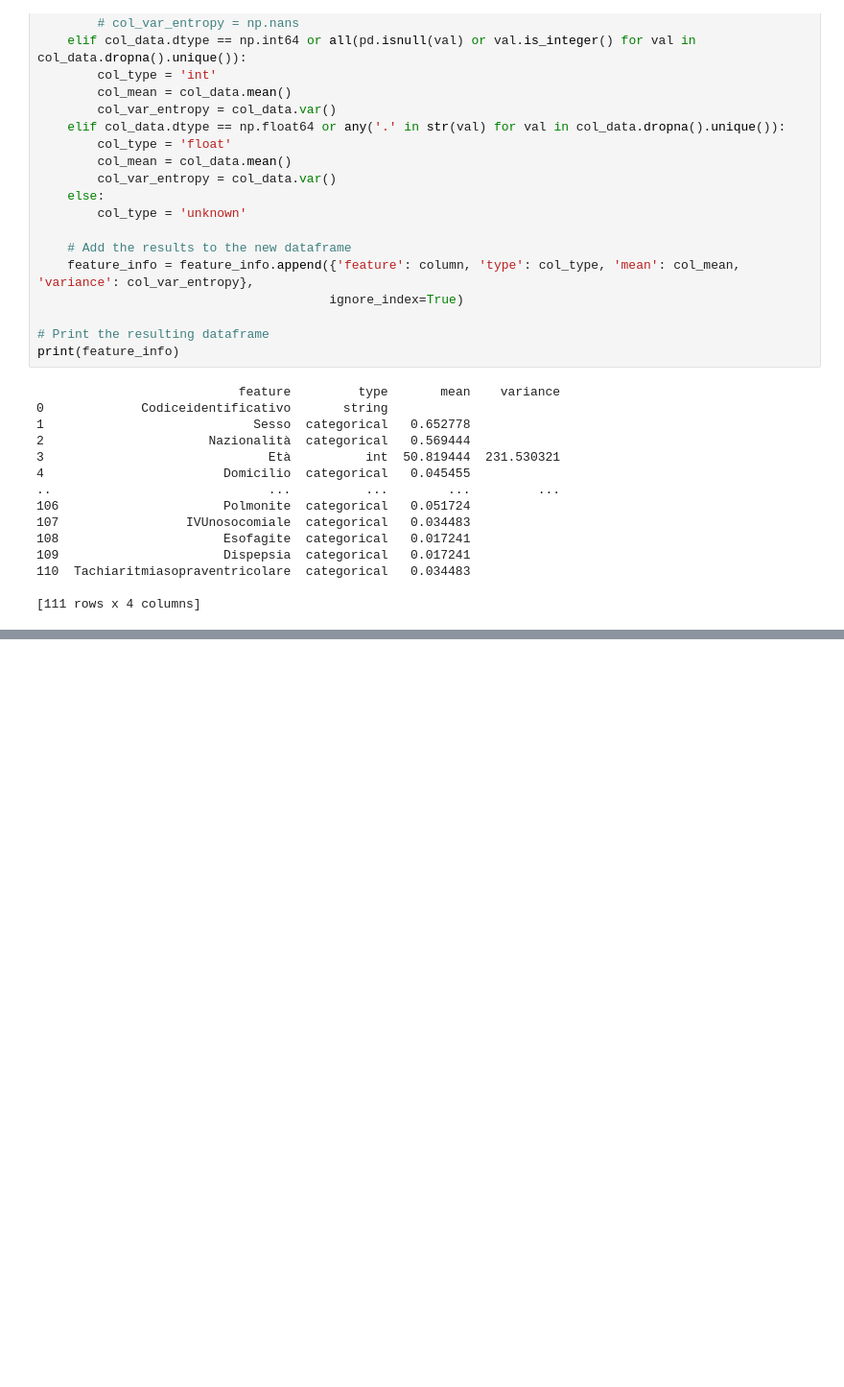
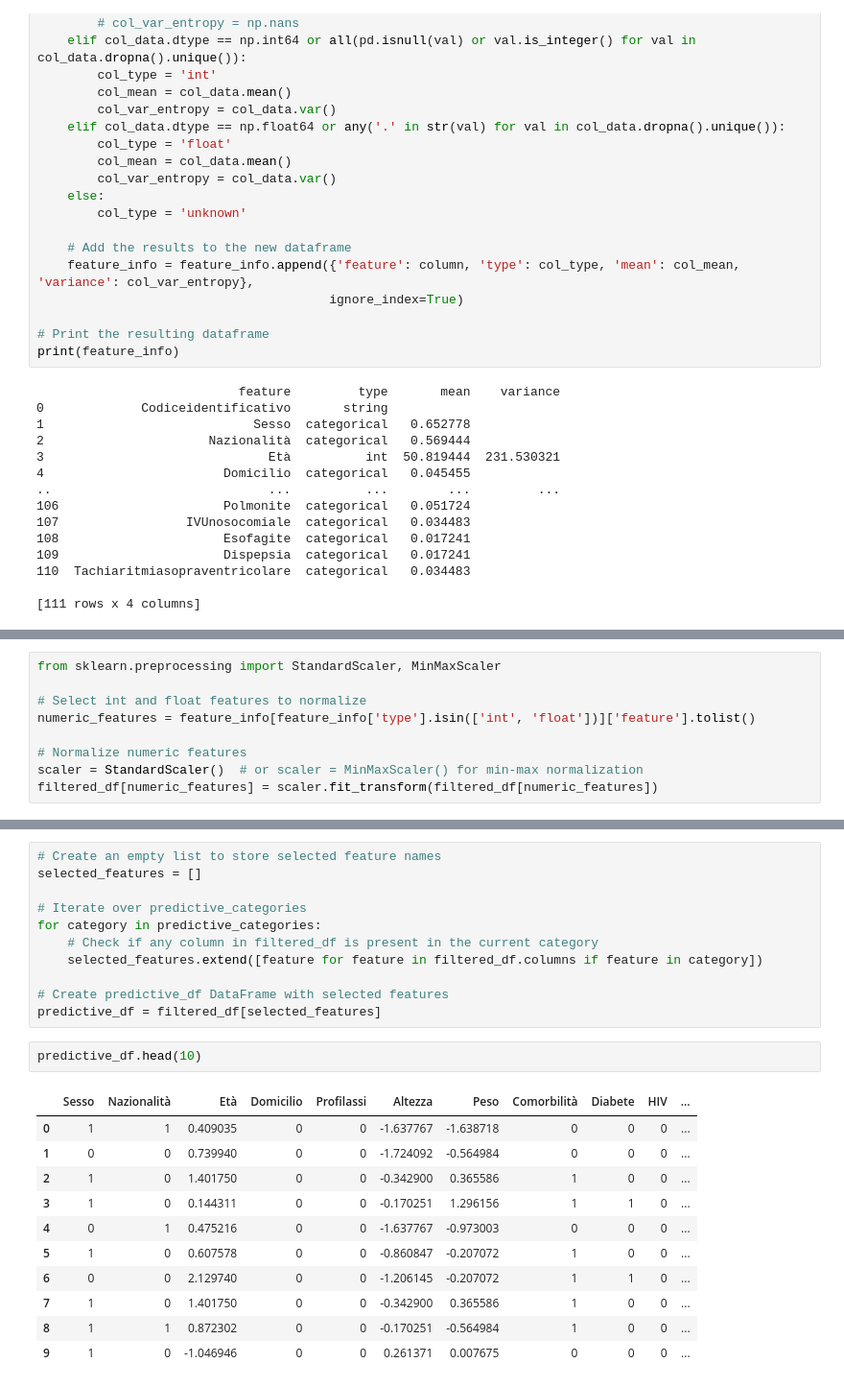
Before and after one commit to BalthazarMIGNARD/MalariaDataAnalysis, a Jupyter notebook: src/graph1.ipynb, the cells around one changed output, grey strips where cells are left out. Shown: that part at 96% size. Cells and saved outputs as stored; diff of their text form; blank space fills up the shorter version.

```diff
--- a/src/graph1.ipynb
+++ b/src/graph1.ipynb
@@ -336,0 +408,9 @@ feature_info.head(5)
+# %%
+from sklearn.preprocessing import StandardScaler, MinMaxScaler
+
+# Select int and float features to normalize
+numeric_features = feature_info[feature_info['type'].isin(['int', 'float'])]['feature'].tolist()
+
+# Normalize numeric features
+scaler = StandardScaler()  # or scaler = MinMaxScaler() for min-max normalization
+filtered_df[numeric_features] = scaler.fit_transform(filtered_df[numeric_features])
@@ -336,0 +447,25 @@ feature_info.head(5)
+# %%
+# Create an empty list to store selected feature names
+selected_features = []
+
+# Iterate over predictive_categories
+for category in predictive_categories:
+    # Check if any column in filtered_df is present in the current category
+    selected_features.extend([feature for feature in filtered_df.columns if feature in category])
+
+# Create predictive_df DataFrame with selected features
+predictive_df = filtered_df[selected_features]
+# %%
+predictive_df.head(10)
+# %% [output]
+|  | Sesso | Nazionalità | Età | Domicilio | Profilassi | Altezza | Peso | Comorbilità | Diabete | HIV | ... |
+| 0 | 1 | 1 | 0.409035 | 0 | 0 | -1.637767 | -1.638718 | 0 | 0 | 0 | ... |
+| 1 | 0 | 0 | 0.739940 | 0 | 0 | -1.724092 | -0.564984 | 0 | 0 | 0 | ... |
+| 2 | 1 | 0 | 1.401750 | 0 | 0 | -0.342900 | 0.365586 | 1 | 0 | 0 | ... |
+| 3 | 1 | 0 | 0.144311 | 0 | 0 | -0.170251 | 1.296156 | 1 | 1 | 0 | ... |
+| 4 | 0 | 1 | 0.475216 | 0 | 0 | -1.637767 | -0.973003 | 0 | 0 | 0 | ... |
+| 5 | 1 | 0 | 0.607578 | 0 | 0 | -0.860847 | -0.207072 | 1 | 0 | 0 | ... |
+| 6 | 0 | 0 | 2.129740 | 0 | 0 | -1.206145 | -0.207072 | 1 | 1 | 0 | ... |
+| 7 | 1 | 0 | 1.401750 | 0 | 0 | -0.342900 | 0.365586 | 1 | 0 | 0 | ... |
+| 8 | 1 | 1 | 0.872302 | 0 | 0 | -0.170251 | -0.564984 | 1 | 0 | 0 | ... |
+| 9 | 1 | 0 | -1.046946 | 0 | 0 | 0.261371 | 0.007675 | 0 | 0 | 0 | ... |
```
Also changed, not shown: parts of 15 cells of this notebook, 6 other files.
